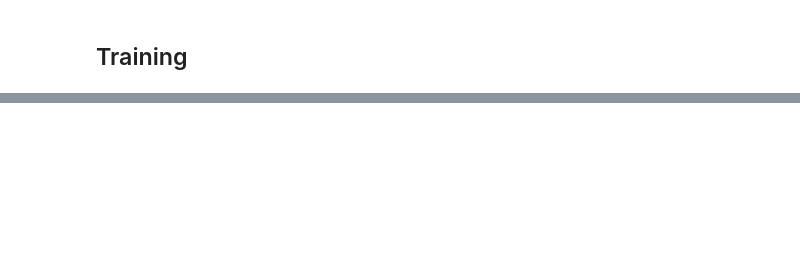
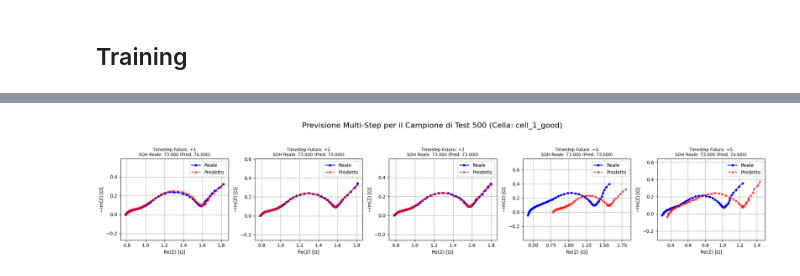
Before and after one commit to RussoFrancesco/EIS-fitting, a Jupyter notebook: Prediction_Transformer.ipynb, the cells around one changed output, grey strips where cells are left out. Drawn from its saved outputs; the diff is of its cells as text; code cells hidden in the pictures; blank space fills up the shorter version.

Commit message:
Nuovo modello e selezione curve

```diff
--- a/Prediction_Transformer.ipynb
+++ b/Prediction_Transformer.ipynb
@@ -2,12 +2,12 @@
 ## Data Processing
 # %%
 SEQ_LEN_IN = 128
-SEQ_LEN_OUT = 10
+SEQ_LEN_OUT = 5
 NUM_FEATURES_IN = 121
 NUM_FEATURES_OUT = 121
 TRAIN_SPLIT = 0.7
 VAL_SPLIT = 0.15
-BATCH_SIZE = 64
+BATCH_SIZE = 128
 EPOCHS = 1000
 PATIENCE = 15
 # %%
@@ -54,17 +54,18 @@ def create_sequences_for_seq2seq(data, seq_len_in, seq_len_out, train_size=0.7,
         y_train, y_val, y_test
     )
 # %%
-BLOCK_SIZE = 128
+BLOCK_SIZE = 64
 
 N_BINS_SOH = 5
 
 print("--- Fase 1: Caricamento e preparazione dei dati ---")
-files = glob.glob("cell*.csv")
+files = glob.glob("curves/cell*.csv")
 dataframes = []
 for path in files:
     cell = os.path.basename(path).split('.')[0]
     df = pd.read_csv(path)
     df.drop(columns=[col for col in df.columns if col.startswith('f_')], inplace=True)
+    df.drop(columns=["id", "temperature", "soc", "cell"], errors='ignore', inplace=True)
     df['Cell'] = cell
     dataframes.append(df)
 df_all = pd.concat(dataframes, ignore_index=True)
@@ -82,17 +83,35 @@ soh_avg_per_block = []
 scalers_per_cell = {}
 
 def create_all_sequences(data, seq_len_in, seq_len_out):
-    X_enc, y = [], []
-    for i in range(len(data) - (seq_len_in + seq_len_out) + 1):
-        X_enc.append(data[i : i + seq_len_in])
-        y.append(data[i + seq_len_in : i + seq_len_in + seq_len_out])
+    """
+    Ritorna (X_enc, X_dec, y) per seq2seq con teacher forcing corretto.
+      - X_enc: (N, seq_len_in, n_feat_in)
+      - X_dec: (N, seq_len_out, n_feat_out) = y shiftato a destra di 1 (primo token = 0)
+      - y    : (N, seq_len_out, n_feat_out)
+    """
+    X_enc, X_dec, y = [], [], []
 
-    if not X_enc:
+    T = len(data)
+    win = seq_len_in + seq_len_out
+    if T < win:
         return None, None, None
 
-    X_enc, y = np.array(X_enc), np.array(y)
-    X_dec = y
+    for i in range(T - win + 1):
+        enc_seq = data[i : i + seq_len_in]
+        target  = data[i + seq_len_in : i + seq_len_in + seq_len_out]
+
+        dec_in = np.zeros_like(target)
+        dec_in[1:] = target[:-1]
+
+        X_enc.append(enc_seq)
+        X_dec.append(dec_in)
+        y.append(target)
+
+    X_enc = np.array(X_enc)
+    X_dec = np.array(X_dec)
+    y     = np.array(y)
     return X_enc, X_dec, y
+
 
 for cell_id, group in df_all.groupby('Cell'):
     print(f"Processando cella: {cell_id}")
@@ -700,5 +827,6 @@ print_eis_predictions(
     y_true_norm=y_test,
     scalers=scalers_per_cell,
     cell_ids_test=cell_ids_test,
-    index=100
+    index=500
 )
+# %% [output]
@@ -705,3 +853,4 @@ print_eis_predictions(
+[figure, added]
 # %%
 model = EncoderDecoderTransformer(
     seq_len_in=SEQ_LEN_IN,
```
Also changed, not shown: parts of 25 cells of this notebook, 26 other files.
